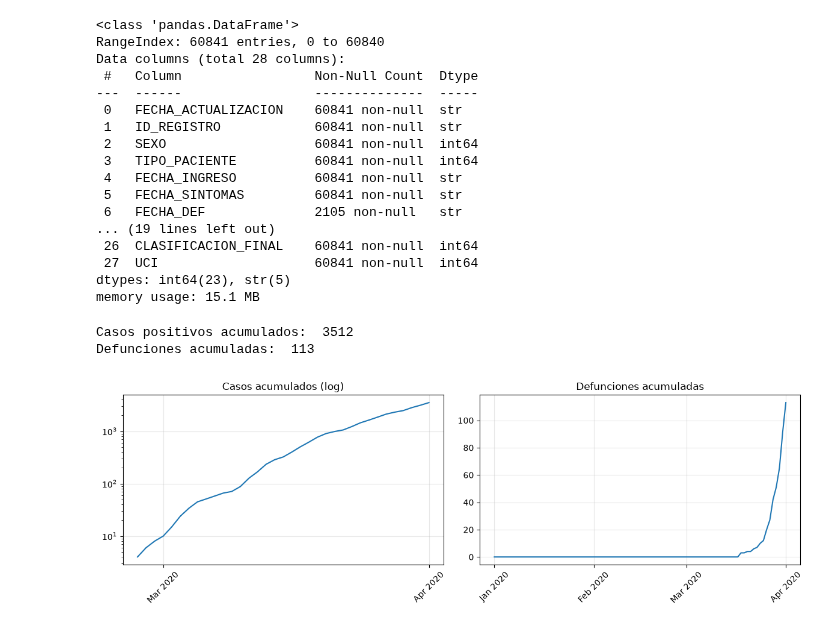
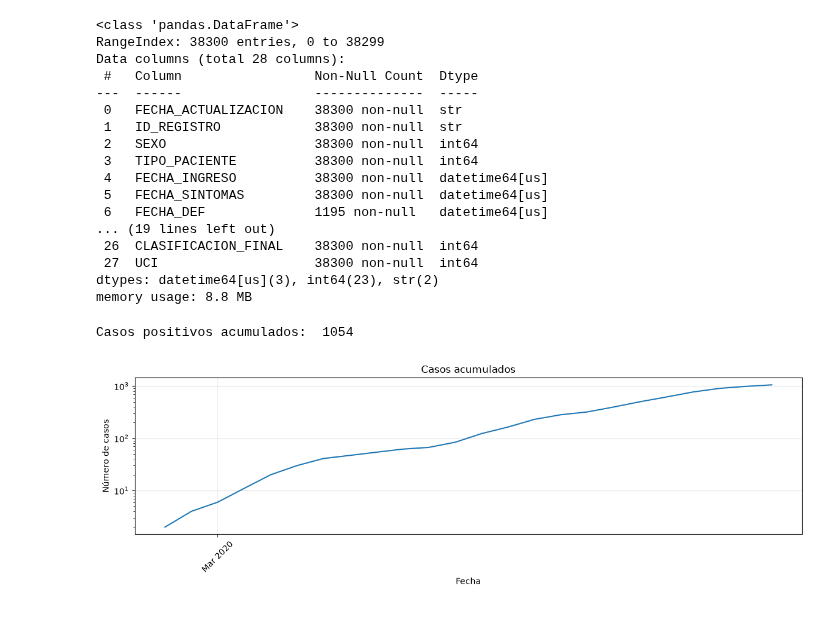
Before and after one commit to Marcos0526/Estimation-of-epidemiological-parameters, a Jupyter notebook: Codigos/plots.ipynb, the cells around one changed output. Saved outputs shown, nothing was run; the diff lists cells and outputs as text; code cells hidden in the pictures.

```diff
--- a/Codigos/plots.ipynb
+++ b/Codigos/plots.ipynb
@@ -1,30 +1,30 @@
 # %%
 from codes import *
 # %%
-df = pd.read_csv('/Users/marcosbautista/Documents/GitHub/Estimation-of-epidemiological-parameters/Datos/filtered_data_2020-01-01_2020-04-01.csv')
+df = pd.read_csv('/Users/marcosbautista/Documents/GitHub/Estimation-of-epidemiological-parameters/Datos/filtered_data_2020-02-28_2020-04-01.csv')
 # %%
+df = dates_to_datetime(df, ['FECHA_INGRESO', 'FECHA_SINTOMAS', 'FECHA_DEF'])
 df.info()
 # %% [output]
 <class 'pandas.DataFrame'>
-RangeIndex: 60841 entries, 0 to 60840
+RangeIndex: 38300 entries, 0 to 38299
 Data columns (total 28 columns):
  #   Column                 Non-Null Count  Dtype
 ---  ------                 --------------  -----
- 0   FECHA_ACTUALIZACION    60841 non-null  str
- 1   ID_REGISTRO            60841 non-null  str
- 2   SEXO                   60841 non-null  int64
- 3   TIPO_PACIENTE          60841 non-null  int64
- 4   FECHA_INGRESO          60841 non-null  str
- 5   FECHA_SINTOMAS         60841 non-null  str
- 6   FECHA_DEF              2105 non-null   str
+ 0   FECHA_ACTUALIZACION    38300 non-null  str
+ 1   ID_REGISTRO            38300 non-null  str
+ 2   SEXO                   38300 non-null  int64
+ 3   TIPO_PACIENTE          38300 non-null  int64
+ 4   FECHA_INGRESO          38300 non-null  datetime64[us]
+ 5   FECHA_SINTOMAS         38300 non-null  datetime64[us]
+ 6   FECHA_DEF              1195 non-null   datetime64[us]
 ... (19 lines left out)
- 26  CLASIFICACION_FINAL    60841 non-null  int64
- 27  UCI                    60841 non-null  int64
-dtypes: int64(23), str(5)
-memory usage: 15.1 MB
+ 26  CLASIFICACION_FINAL    38300 non-null  int64
+ 27  UCI                    38300 non-null  int64
+dtypes: datetime64[us](3), int64(23), str(2)
+memory usage: 8.8 MB
 # %%
-C, D, idx = plot_log(df,'2020-01-01','2020-04-01',intervalo_meses=1)
+C, idx, acumulado = plot_log(df,'2020-02-28','2020-03-22',intervalo_meses=1)
 # %% [output]
-Casos positivos acumulados:  3512
-Defunciones acumuladas:  113
+Casos positivos acumulados:  1054
-[figure, old version]
+[figure, new version]
```
Also changed, not shown: parts of 2 cells of this notebook, 2 other files.
